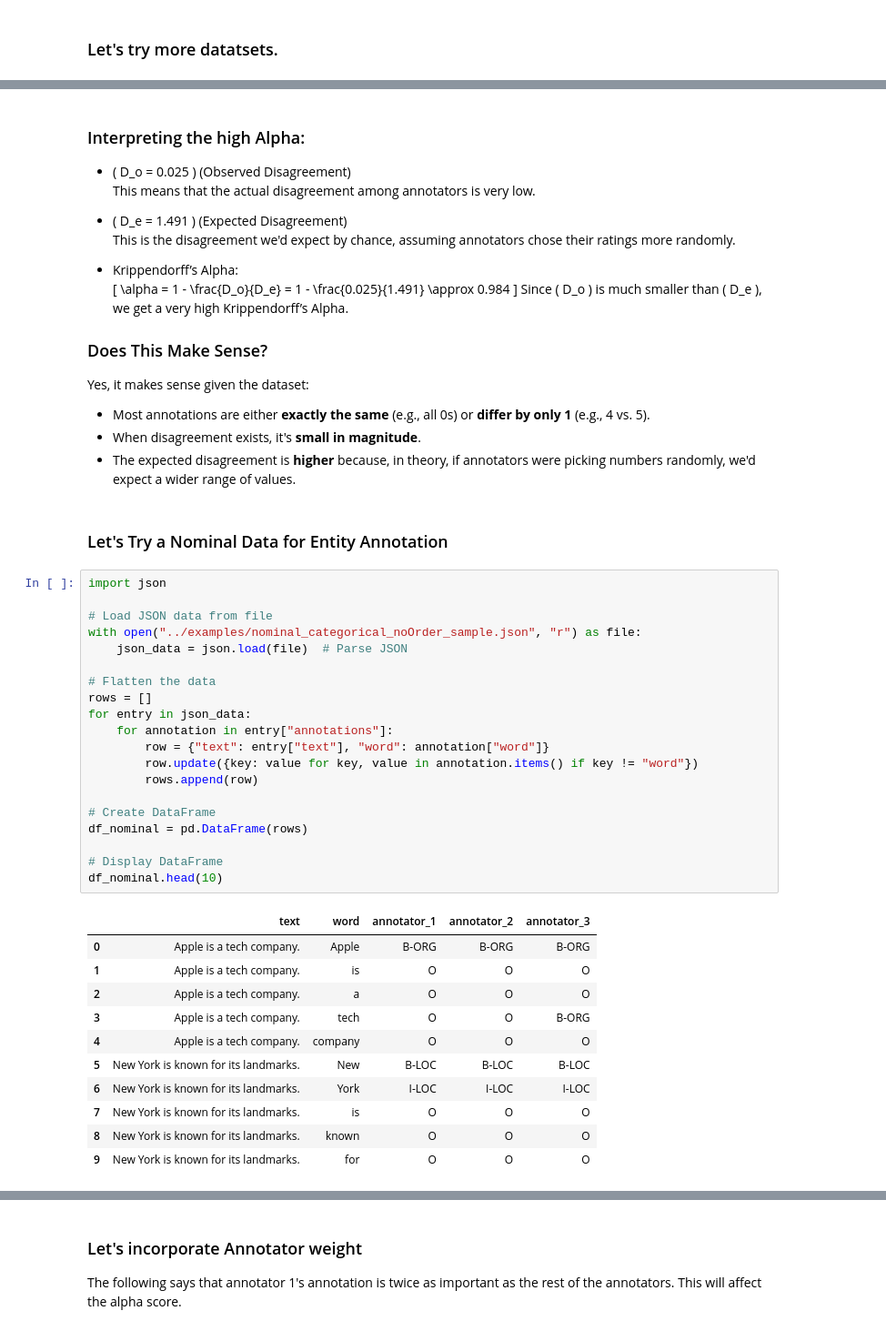
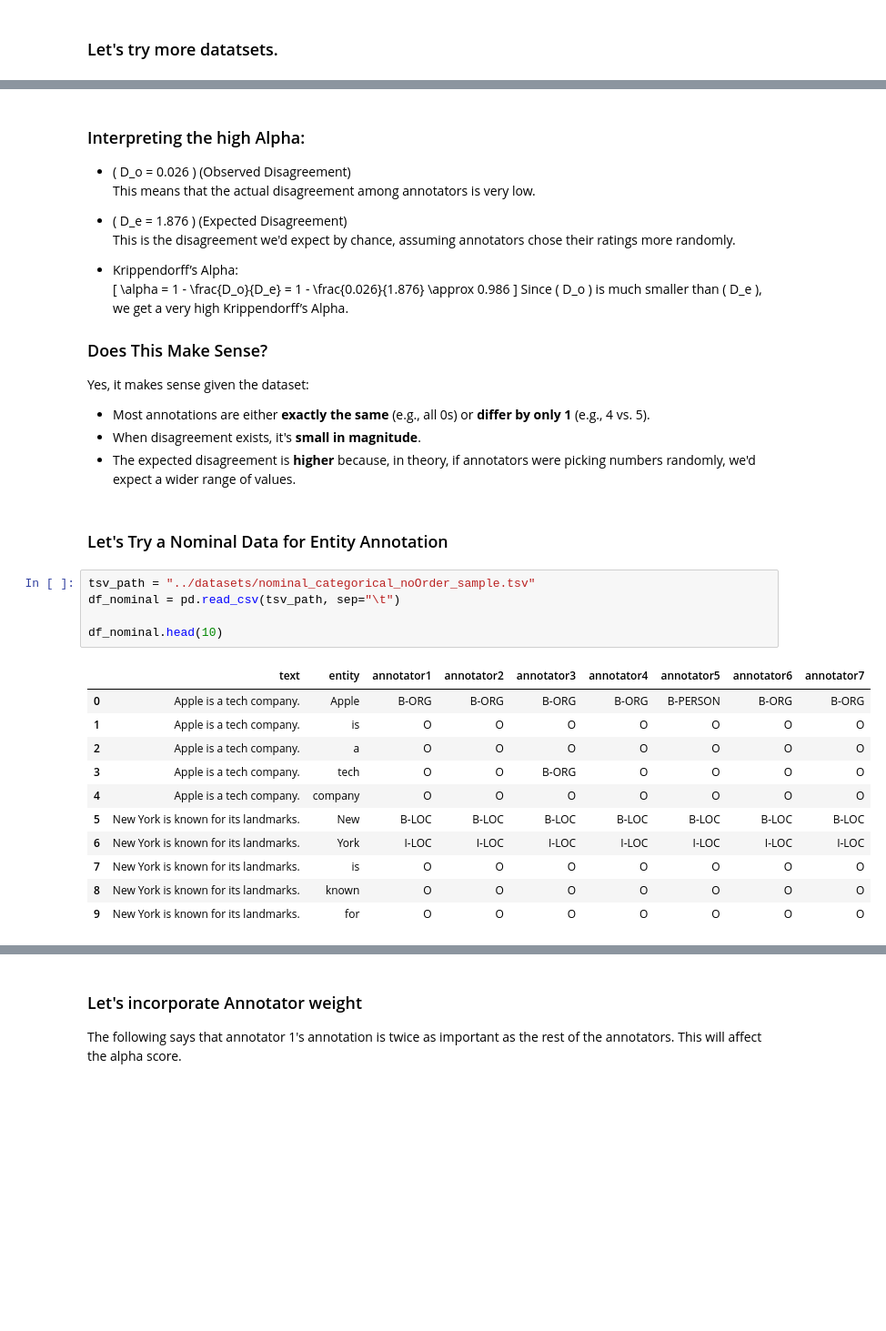
Before and after one commit to Aleph-Alpha/krippendorff-aleph-alpha, a Jupyter notebook: notebooks/annotation_evaluation.ipynb, the cells around one changed output, grey strips where cells are left out. Shown: that part at 91% size. Cells and saved outputs as stored; diff of their text form; blank space fills up the shorter version.

```diff
--- a/notebooks/annotation_evaluation.ipynb
+++ b/notebooks/annotation_evaluation.ipynb
@@ -187,15 +149,15 @@ Krippendorff's Alpha Results (Ratio):
 # %% [markdown]
 ### Interpreting the high Alpha:
 
-- \( D_o = 0.025 \) (Observed Disagreement)
+- \( D_o = 0.026 \) (Observed Disagreement)
   This means that the actual disagreement among annotators is very low.
 
-- \( D_e = 1.491 \) (Expected Disagreement)
+- \( D_e = 1.876 \) (Expected Disagreement)
   This is the disagreement we'd expect by chance, assuming annotators chose their ratings more randomly.
 
 - Krippendorff’s Alpha:
   \[
-  \alpha = 1 - \frac{D_o}{D_e} = 1 - \frac{0.025}{1.491} \approx 0.984
+  \alpha = 1 - \frac{D_o}{D_e} = 1 - \frac{0.026}{1.876} \approx 0.986
   \]
   Since \( D_o \) is much smaller than \( D_e \), we get a very high Krippendorff’s Alpha.
 
@@ -209,35 +171,20 @@ Yes, it makes sense given the dataset:
 # %% [markdown]
 ### Let's Try a Nominal Data for Entity Annotation
 # %%
-import json
+tsv_path = "../datasets/nominal_categorical_noOrder_sample.tsv"
+df_nominal = pd.read_csv(tsv_path, sep="\t")
 
-# Load JSON data from file
-with open("../examples/nominal_categorical_noOrder_sample.json", "r") as file:
-    json_data = json.load(file)  # Parse JSON
-
-# Flatten the data
-rows = []
-for entry in json_data:
-    for annotation in entry["annotations"]:
-        row = {"text": entry["text"], "word": annotation["word"]}
-        row.update({key: value for key, value in annotation.items() if key != "word"})
-        rows.append(row)
-
-# Create DataFrame
-df_nominal = pd.DataFrame(rows)
-
-# Display DataFrame
 df_nominal.head(10)
 # %% [output]
-|  | text | word | annotator_1 | annotator_2 | annotator_3 |
-| 0 | Apple is a tech company. | Apple | B-ORG | B-ORG | B-ORG |
-| 1 | Apple is a tech company. | is | O | O | O |
-| 2 | Apple is a tech company. | a | O | O | O |
-| 3 | Apple is a tech company. | tech | O | O | B-ORG |
-| 4 | Apple is a tech company. | company | O | O | O |
-| 5 | New York is known for its landmarks. | New | B-LOC | B-LOC | B-LOC |
-| 6 | New York is known for its landmarks. | York | I-LOC | I-LOC | I-LOC |
-| 7 | New York is known for its landmarks. | is | O | O | O |
-| 8 | New York is known for its landmarks. | known | O | O | O |
-| 9 | New York is known for its landmarks. | for | O | O | O |
+|  | text | entity | annotator1 | annotator2 | annotator3 | annotator4 | annotator5 | annotator6 | annotator7 |
+| 0 | Apple is a tech company. | Apple | B-ORG | B-ORG | B-ORG | B-ORG | B-PERSON | B-ORG | B-ORG |
+| 1 | Apple is a tech company. | is | O | O | O | O | O | O | O |
+| 2 | Apple is a tech company. | a | O | O | O | O | O | O | O |
+| 3 | Apple is a tech company. | tech | O | O | B-ORG | O | O | O | O |
+| 4 | Apple is a tech company. | company | O | O | O | O | O | O | O |
+| 5 | New York is known for its landmarks. | New | B-LOC | B-LOC | B-LOC | B-LOC | B-LOC | B-LOC | B-LOC |
+| 6 | New York is known for its landmarks. | York | I-LOC | I-LOC | I-LOC | I-LOC | I-LOC | I-LOC | I-LOC |
+| 7 | New York is known for its landmarks. | is | O | O | O | O | O | O | O |
+| 8 | New York is known for its landmarks. | known | O | O | O | O | O | O | O |
+| 9 | New York is known for its landmarks. | for | O | O | O | O | O | O | O |
 # %%
```
Also changed, not shown: parts of 13 cells of this notebook, 35 other files.
